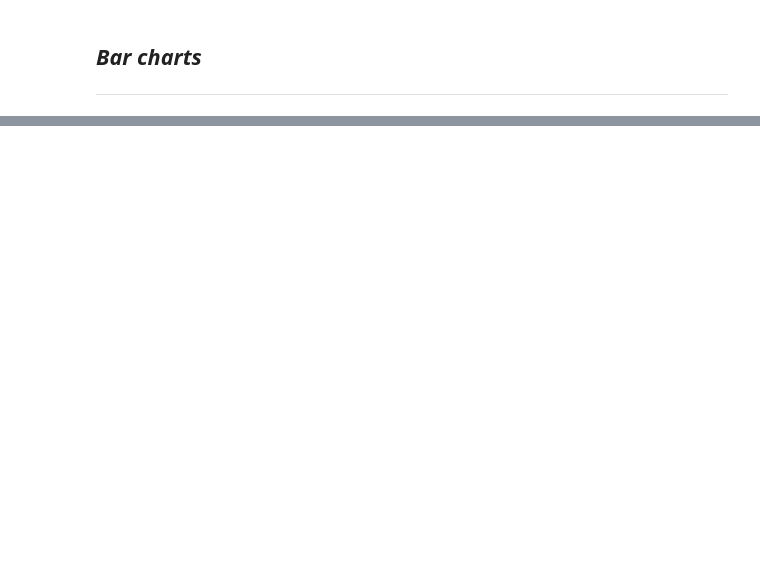
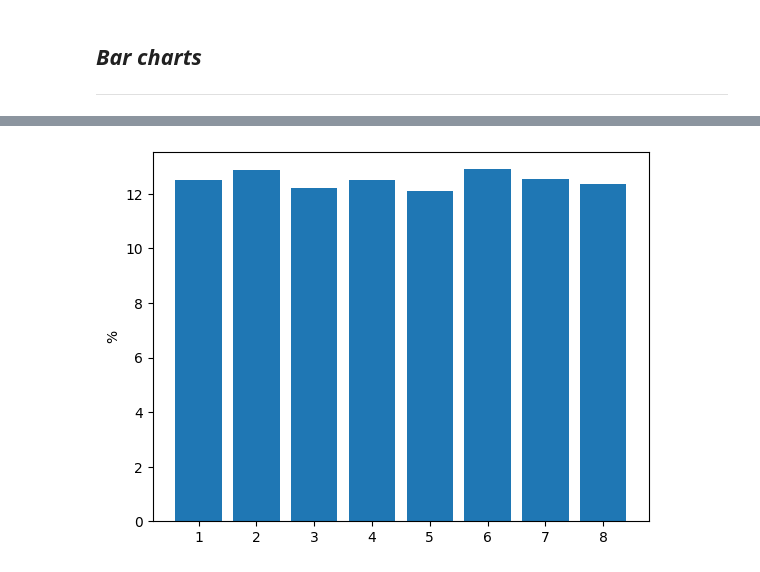
Before and after one commit to anoban/Understanding-and-Visualizing-Data-with-Python, a Jupyter notebook: anoban/Categorical Data.ipynb, the cells around one changed output, grey strips where cells are left out. Cells and saved outputs as stored; diff of their text form; code cells hidden in the pictures; blank space fills up the shorter version.

```diff
--- a/anoban/Categorical Data.ipynb
+++ b/anoban/Categorical Data.ipynb
@@ -69,2 +69,8 @@ plt.show()
 # %%
 # Instead of counts, one cound also show the percent frequency on the y axis.
+
+plt.bar(x = data.marital_status.value_counts().index, height = data.marital_status.value_counts().values / 5560 * 100)
+plt.ylabel("%")
+plt.show()
+# %% [output]
+[figure, added]
```
Also changed, not shown: parts of 11 cells of this notebook, 1 other file.
